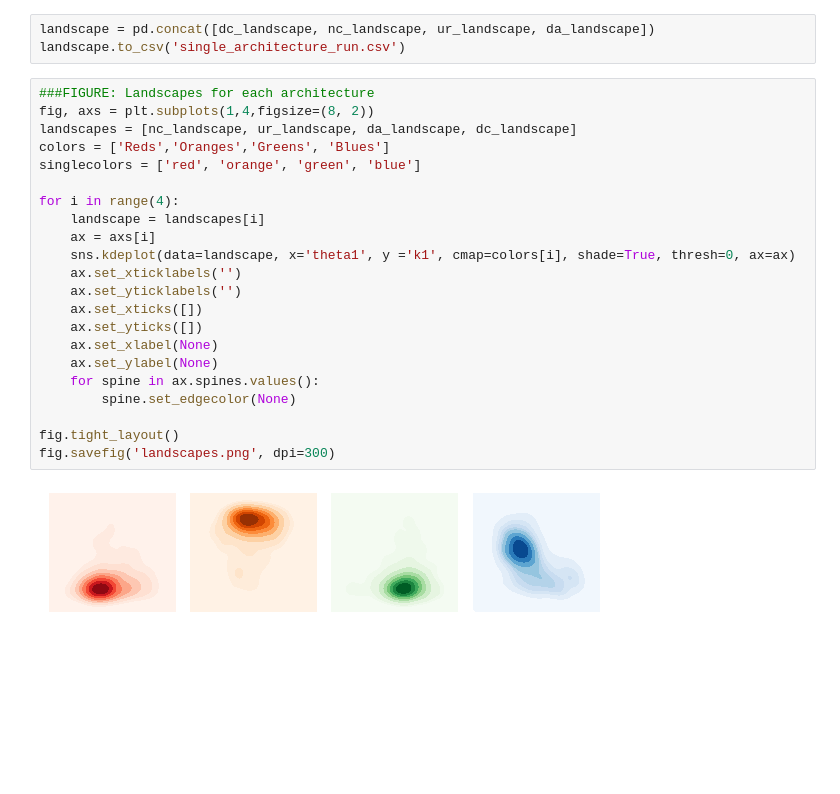
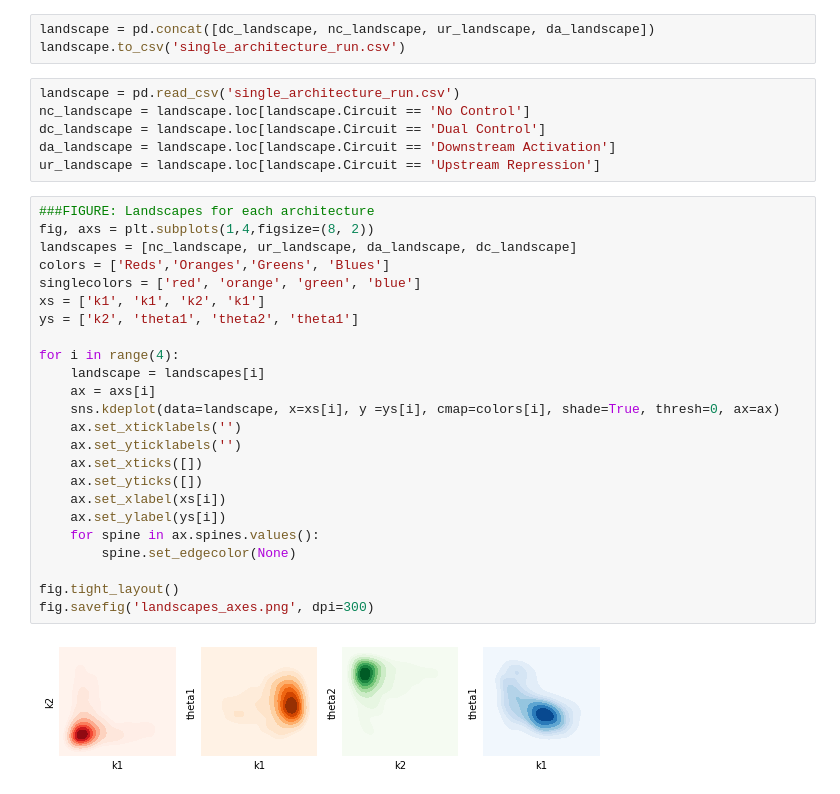
Before and after one commit to cjmerzbacher/bayesopt-dynamic-pathways, a Jupyter notebook: toy_model/toy_model.ipynb, the cells around one changed output. Cells and saved outputs as stored; diff of their text form; blank space fills up the shorter version.

```diff
--- a/toy_model/toy_model.ipynb
+++ b/toy_model/toy_model.ipynb
@@ -114,27 +114,35 @@ dc_landscape, best = run_hyperopt(max_iters)
 # %%
 landscape = pd.concat([dc_landscape, nc_landscape, ur_landscape, da_landscape])
 landscape.to_csv('single_architecture_run.csv')
+# %%
+landscape = pd.read_csv('single_architecture_run.csv')
+nc_landscape = landscape.loc[landscape.Circuit == 'No Control']
+dc_landscape = landscape.loc[landscape.Circuit == 'Dual Control']
+da_landscape = landscape.loc[landscape.Circuit == 'Downstream Activation']
+ur_landscape = landscape.loc[landscape.Circuit == 'Upstream Repression']
 # %%
 ###FIGURE: Landscapes for each architecture
 fig, axs = plt.subplots(1,4,figsize=(8, 2))
 landscapes = [nc_landscape, ur_landscape, da_landscape, dc_landscape]
 colors = ['Reds','Oranges','Greens', 'Blues']
 singlecolors = ['red', 'orange', 'green', 'blue']
+xs = ['k1', 'k1', 'k2', 'k1']
+ys = ['k2', 'theta1', 'theta2', 'theta1']
 
 for i in range(4):
     landscape = landscapes[i]
     ax = axs[i]
-    sns.kdeplot(data=landscape, x='theta1', y ='k1', cmap=colors[i], shade=True, thresh=0, ax=ax)
+    sns.kdeplot(data=landscape, x=xs[i], y =ys[i], cmap=colors[i], shade=True, thresh=0, ax=ax)
     ax.set_xticklabels('')
     ax.set_yticklabels('')
     ax.set_xticks([])
     ax.set_yticks([])
-    ax.set_xlabel(None)
-    ax.set_ylabel(None)
+    ax.set_xlabel(xs[i])
+    ax.set_ylabel(ys[i])
     for spine in ax.spines.values():
         spine.set_edgecolor(None)
 
 fig.tight_layout()
-fig.savefig('landscapes.png', dpi=300)
+fig.savefig('landscapes_axes.png', dpi=300)
 # %% [output]
-[figure, old version]
+[figure, new version]
```
Also changed, not shown: parts of 1 cell of this notebook, 15 other files.
